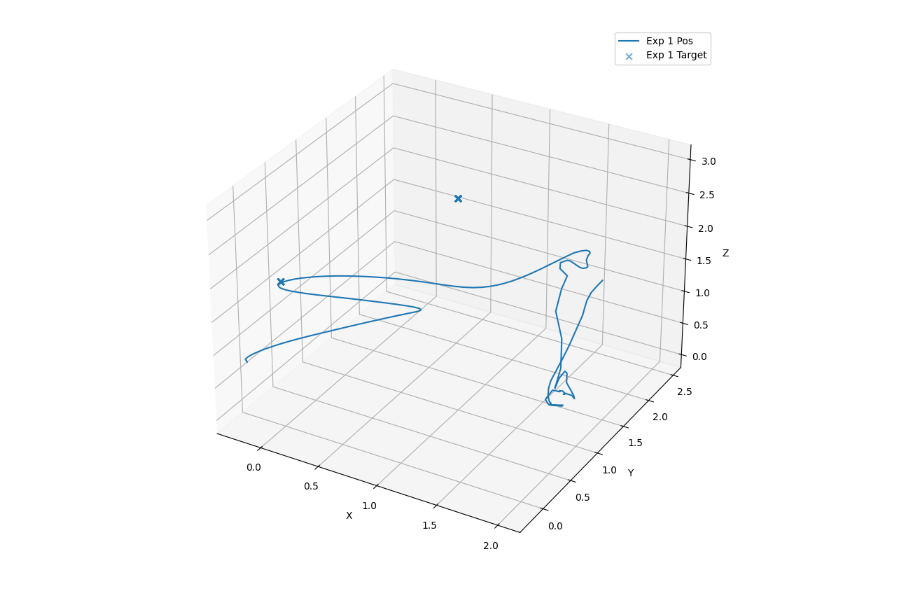
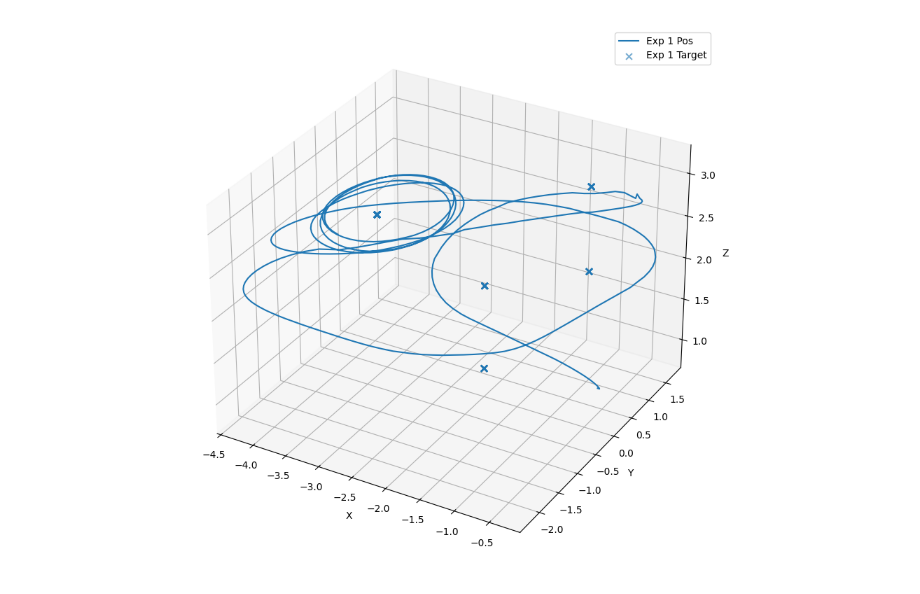
Before and after one commit to foty-hub/amr_3, a Jupyter notebook: data/data.ipynb, the cells around one changed output. Cells and saved outputs as stored; diff of their text form; code cells hidden in the pictures.

```diff
--- a/data/data.ipynb
+++ b/data/data.ipynb
@@ -1,7 +1,7 @@
 # %%
 import pandas as pd
 # %%
-df = pd.read_csv('data.csv')
+df = pd.read_csv('data_day2.csv')
 # %%
 import pandas as pd
 
@@ -20,6 +20,9 @@ df['experiment_id'] = is_new_experiment.cumsum()
 
 # Split into a list of DataFrames
 experiment_dfs = [group for _, group in df.groupby('experiment_id')]
+# %%
+for idx, df in enumerate(experiment_dfs):
+    df.to_csv(f'day2/experiment{idx+1}.csv')
 # %%
 experiment_idx = 3
 experiment_data = df[df['experiment_id'] == experiment_idx]
@@ -33,32 +69,32 @@ def plot_trajectories_3d(experiment_dfs):
     ax = fig.add_subplot(111, projection='3d')
 
     for i, df in enumerate(experiment_dfs):
         line = ax.plot(
             df['pos_x'],
             df['pos_y'],
             df['pos_z'],
             label=f'Exp {i+1} Pos'
         )
 
         ax.scatter(
             df['targetpos_x'],
             df['targetpos_y'],
             df['targetpos_z'],
             label=f'Exp {i+1} Target',
             color=line[0].get_color(),
             marker='x',
             s=40,
             alpha=0.6
         )
 
     ax.set_xlabel('X')
     ax.set_ylabel('Y')
     ax.set_zlabel('Z')
     ax.legend()
 
     plt.tight_layout()
     plt.show()
 
-plot_trajectories_3d(experiment_dfs[0:1])
+plot_trajectories_3d(experiment_dfs[6:7])
 # %% [output]
-[figure, old version]
+[figure, new version]
```
Also changed, not shown: parts of 3 cells of this notebook.
